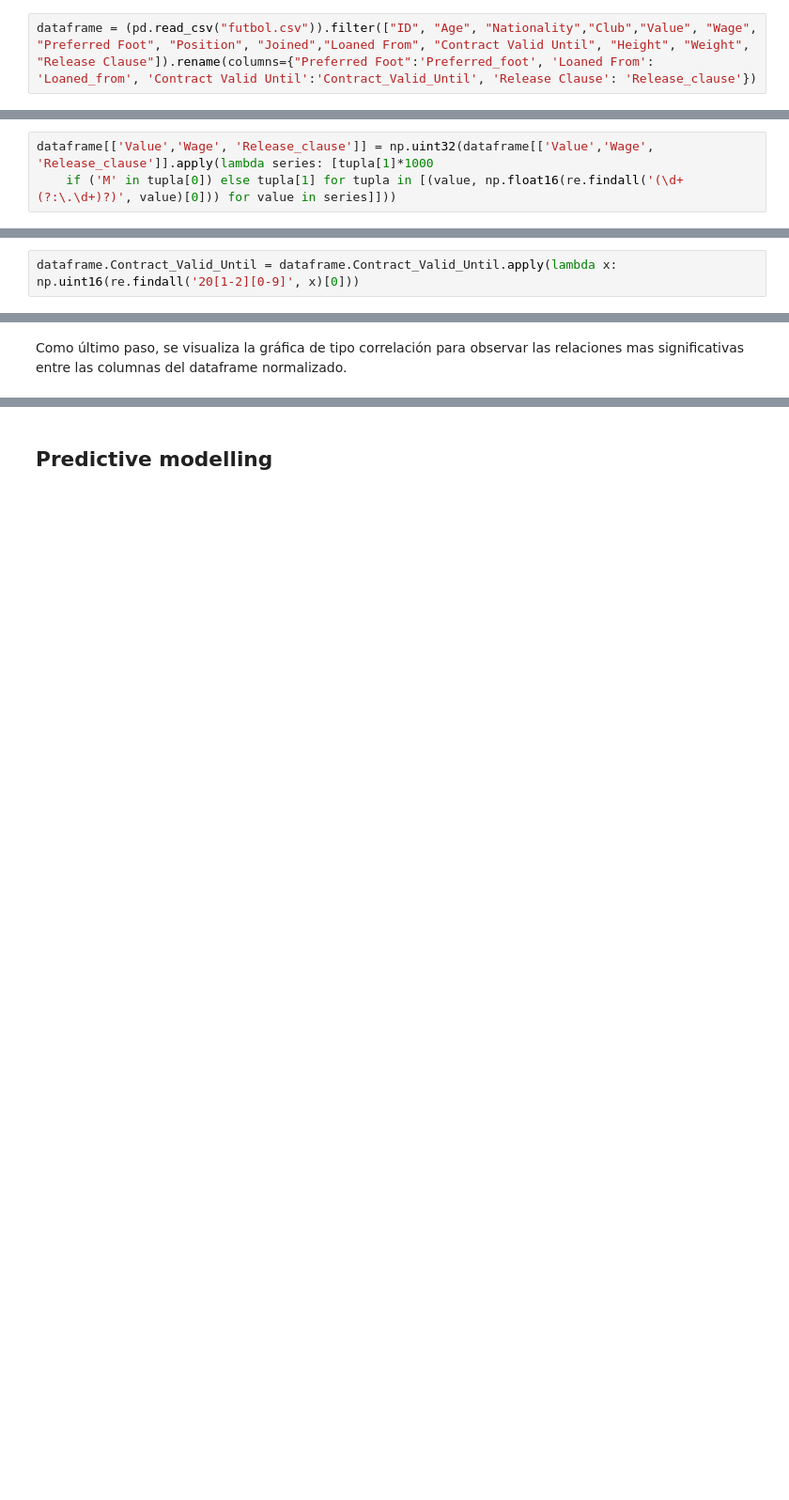
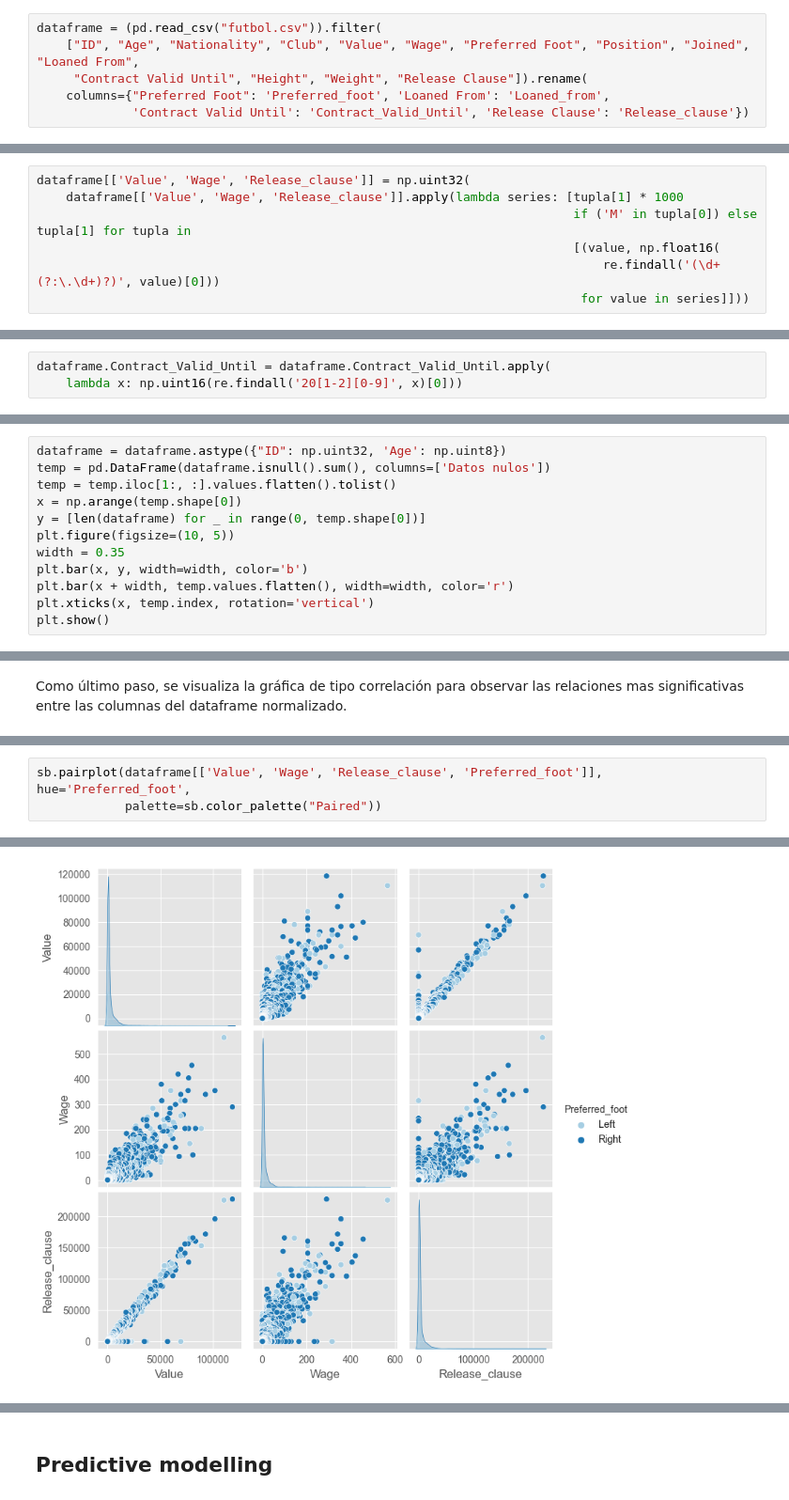
Before and after one commit to GAPPLabs/DataScienceProject, a Jupyter notebook: Proyecto.ipynb, the cells around one changed output, grey strips where cells are left out. Shown at 94% size. Saved outputs shown, nothing was run; the diff lists cells and outputs as text; blank space fills up the shorter version.

```diff
--- a/Proyecto.ipynb
+++ b/Proyecto.ipynb
@@ -60,7 +61,11 @@ As mentioned in the introduction, the variables to extract from the data set are
 
 Those variables are renamed in the *dataframe* to improve accessibility in the code.
 # %%
-dataframe = (pd.read_csv("futbol.csv")).filter(["ID", "Age", "Nationality","Club","Value", "Wage", "Preferred Foot", "Position", "Joined","Loaned From", "Contract Valid Until", "Height", "Weight", "Release Clause"]).rename(columns={"Preferred Foot":'Preferred_foot', 'Loaned From': 'Loaned_from', 'Contract Valid Until':'Contract_Valid_Until', 'Release Clause': 'Release_clause'})
+dataframe = (pd.read_csv("futbol.csv")).filter(
+    ["ID", "Age", "Nationality", "Club", "Value", "Wage", "Preferred Foot", "Position", "Joined", "Loaned From",
+     "Contract Valid Until", "Height", "Weight", "Release Clause"]).rename(
+    columns={"Preferred Foot": 'Preferred_foot', 'Loaned From': 'Loaned_from',
+             'Contract Valid Until': 'Contract_Valid_Until', 'Release Clause': 'Release_clause'})
 # %% [markdown]
 *dataframe* is visualized.
 # %%
@@ -232,6 +525,10 @@ np.uint32(dataframe[['Value','Wage', 'Release_clause']].apply(lambda series: [np
 # %%
-dataframe[['Value','Wage', 'Release_clause']] = np.uint32(dataframe[['Value','Wage', 'Release_clause']].apply(lambda series: [tupla[1]*1000
-    if ('M' in tupla[0]) else tupla[1] for tupla in [(value, np.float16(re.findall('(\d+(?:\.\d+)?)', value)[0])) for value in series]]))
+dataframe[['Value', 'Wage', 'Release_clause']] = np.uint32(
+    dataframe[['Value', 'Wage', 'Release_clause']].apply(lambda series: [tupla[1] * 1000
+                                                                         if ('M' in tupla[0]) else tupla[1] for tupla in
+                                                                         [(value, np.float16(
+                                                                             re.findall('(\d+(?:\.\d+)?)', value)[0]))
+                                                                          for value in series]]))
 # %% [markdown]
 **Weight** column contains a string representing the value in pounds (*lbs*) with the following character:
 Postfix:
@@ -278,7 +612,8 @@ After verifying the above, the year is extracted, converted into the indicated d
 # %%
 # cProfile.run('[np.uint16(re.findall(\'20[1-2][0-9]\', x)[0]) for x in dataframe.Contract_Valid_Until]')
 # %%
-dataframe.Contract_Valid_Until = dataframe.Contract_Valid_Until.apply(lambda x: np.uint16(re.findall('20[1-2][0-9]', x)[0]))
+dataframe.Contract_Valid_Until = dataframe.Contract_Valid_Until.apply(
+    lambda x: np.uint16(re.findall('20[1-2][0-9]', x)[0]))
 # %% [markdown]
 Given the **Preferred_foot** column has to have string values by default, it checks what string values and how often each string value is.
 # %%
@@ -402,0 +986,12 @@ plt.show()
+# %%
+dataframe = dataframe.astype({"ID": np.uint32, 'Age': np.uint8})
+temp = pd.DataFrame(dataframe.isnull().sum(), columns=['Datos nulos'])
+temp = temp.iloc[1:, :].values.flatten().tolist()
+x = np.arange(temp.shape[0])
+y = [len(dataframe) for _ in range(0, temp.shape[0])]
+plt.figure(figsize=(10, 5))
+width = 0.35
+plt.bar(x, y, width=width, color='b')
+plt.bar(x + width, temp.values.flatten(), width=width, color='r')
+plt.xticks(x, temp.index, rotation='vertical')
+plt.show()
@@ -531,0 +1266,4 @@ Text(0.5, 1.0, 'Player preferred foot  frequency bar plot')
+# %%
+sb.pairplot(dataframe[['Value', 'Wage', 'Release_clause', 'Preferred_foot']], hue='Preferred_foot',
+            palette=sb.color_palette("Paired"))
+# %% [output]
@@ -531,0 +1271 @@ Text(0.5, 1.0, 'Player preferred foot  frequency bar plot')
+[figure, added]
```
Also changed, not shown: parts of 116 cells of this notebook.
